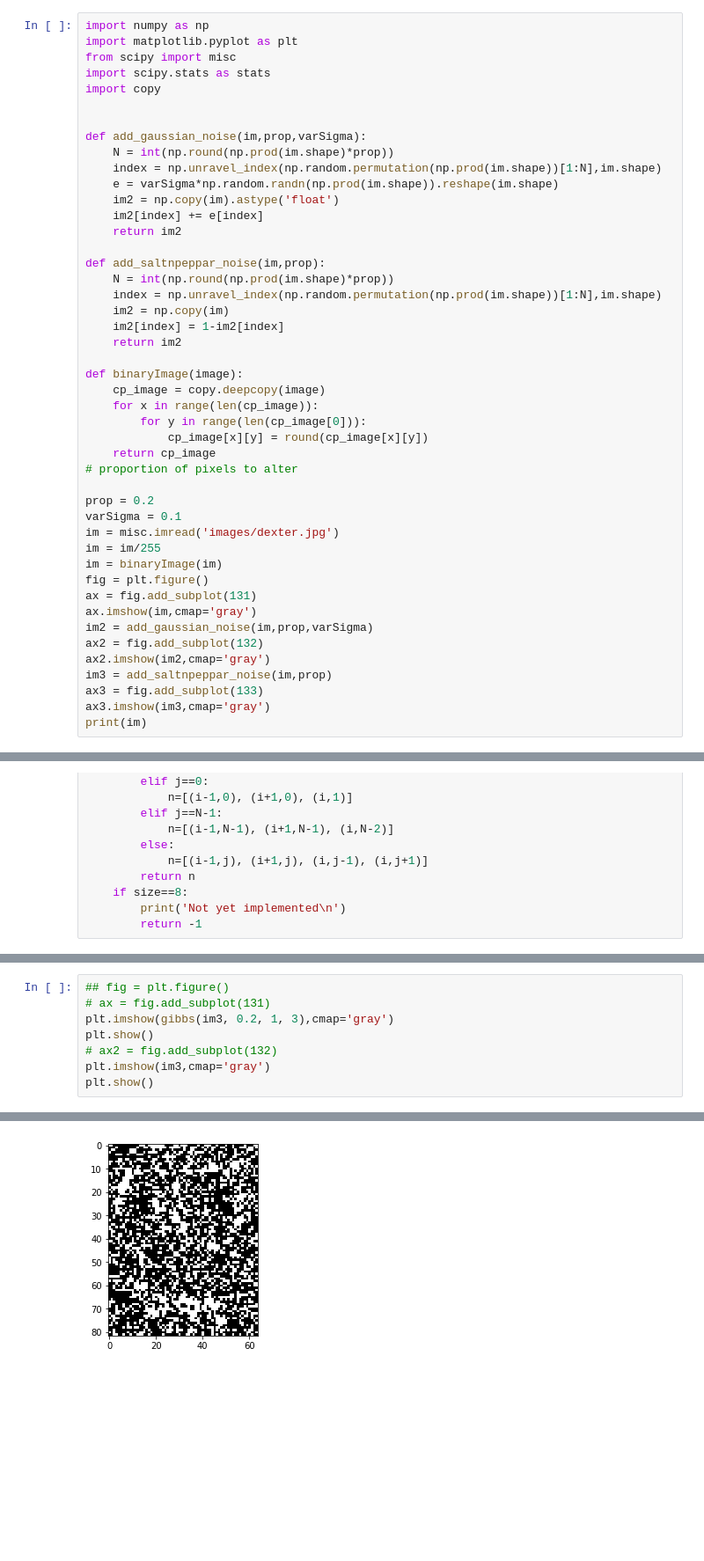
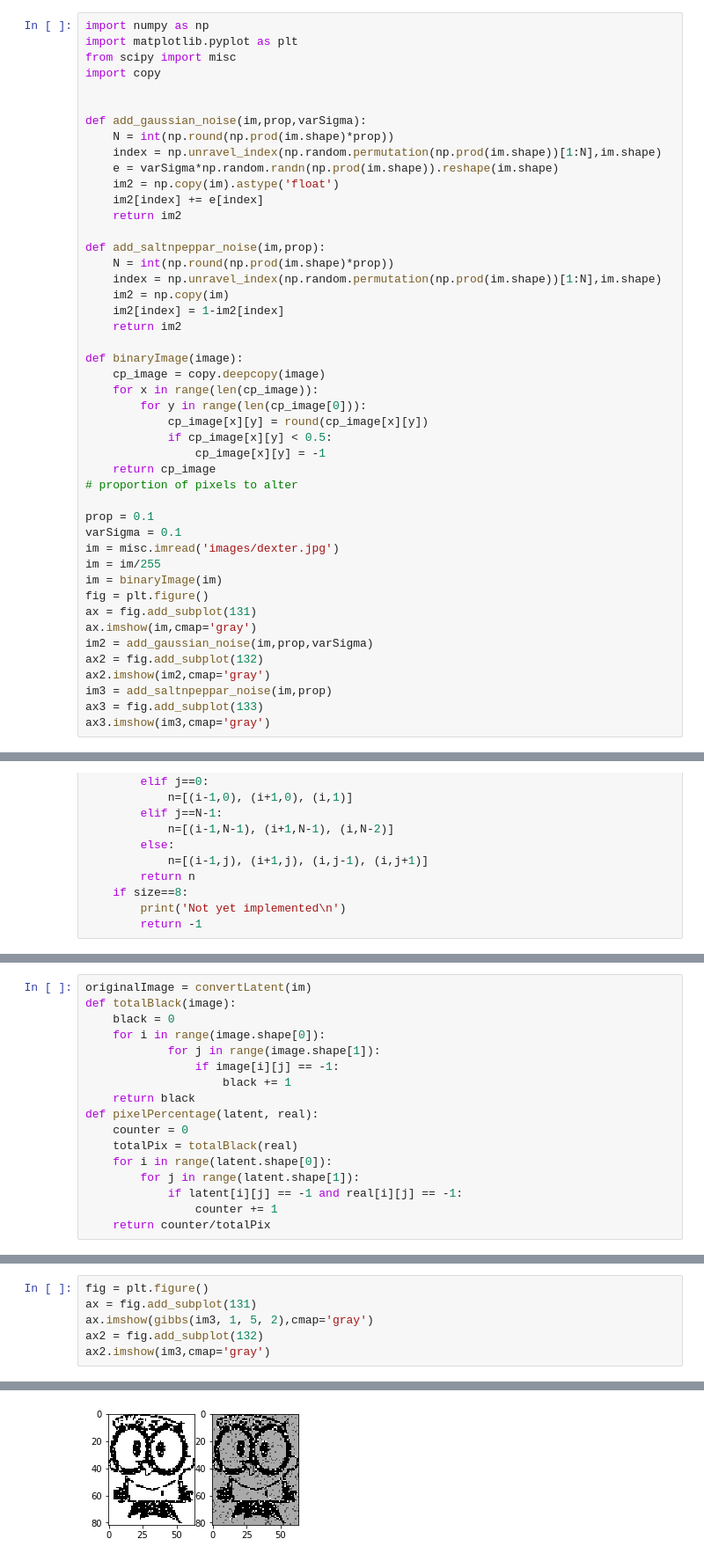
Before and after one commit to MilkyLatte/cw2ML, a Jupyter notebook: ML2.ipynb, the cells around one changed output, grey strips where cells are left out. Shown at 88% size. Drawn from its saved outputs; the diff is of its cells as text; blank space fills up the shorter version.

```diff
--- a/ML2.ipynb
+++ b/ML2.ipynb
@@ -2,7 +2,6 @@
 import numpy as np
 import matplotlib.pyplot as plt
 from scipy import misc
-import scipy.stats as stats
 import copy
 
 
@@ -26,10 +25,12 @@ def binaryImage(image):
     for x in range(len(cp_image)):
         for y in range(len(cp_image[0])):
             cp_image[x][y] = round(cp_image[x][y])
+            if cp_image[x][y] < 0.5:
+                cp_image[x][y] = -1
     return cp_image
 # proportion of pixels to alter
 
-prop = 0.2
+prop = 0.1
 varSigma = 0.1
 im = misc.imread('images/dexter.jpg')
 im = im/255
@@ -43,7 +44,6 @@ ax2.imshow(im2,cmap='gray')
 im3 = add_saltnpeppar_noise(im,prop)
 ax3 = fig.add_subplot(133)
 ax3.imshow(im3,cmap='gray')
-print(im)
 # %% [output]
 `imread` is deprecated in SciPy 1.0.0, and will be removed in 1.2.0.
 Use ``imageio.imread`` instead.
@@ -138,0 +136,17 @@ ax2.imshow(im2,cmap='gray')
+# %%
+originalImage = convertLatent(im)
+def totalBlack(image):
+    black = 0
+    for i in range(image.shape[0]):
+            for j in range(image.shape[1]):
+                if image[i][j] == -1:
+                    black += 1
+    return black
+def pixelPercentage(latent, real):
+    counter = 0
+    totalPix = totalBlack(real)
+    for i in range(latent.shape[0]):
+        for j in range(latent.shape[1]):
+            if latent[i][j] == -1 and real[i][j] == -1:
+                counter += 1
+    return counter/totalPix
@@ -192,9 +232,7 @@ def gibbs(image, beta, eta, runs):
 # %%
-## fig = plt.figure()
-# ax = fig.add_subplot(131)
-plt.imshow(gibbs(im3, 0.2, 1, 3),cmap='gray')
-plt.show()
-# ax2 = fig.add_subplot(132)
-plt.imshow(im3,cmap='gray')
-plt.show()
+fig = plt.figure()
+ax = fig.add_subplot(131)
+ax.imshow(gibbs(im3, 1, 5, 2),cmap='gray')
+ax2 = fig.add_subplot(132)
+ax2.imshow(im3,cmap='gray')
 # %% [output]
@@ -201 +242 @@ plt.show()
-[figure, old version]
+[figure, new version]
```
Also changed, not shown: parts of 13 cells of this notebook.
